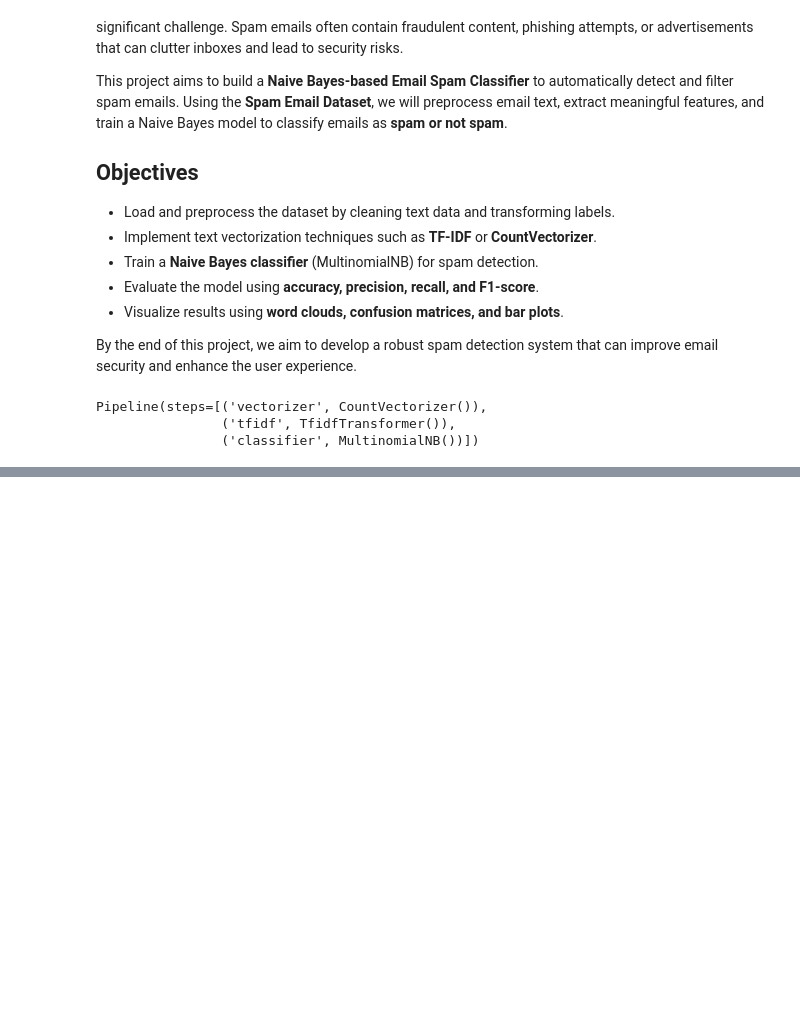
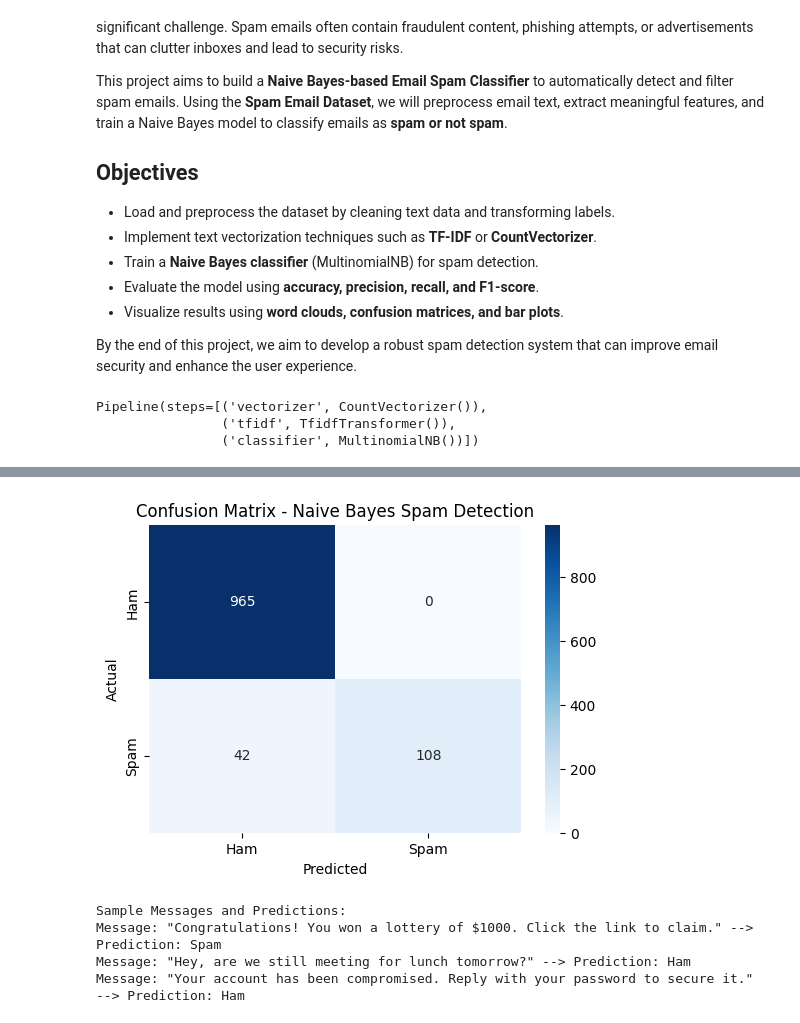
Before and after one commit to MUHAMMEDQINAN/Complete_Machine_Learning, a Jupyter notebook: NaiveBayes/Email Spam Detection.ipynb, the cells around one changed output, grey strips where cells are left out. Saved outputs shown, nothing was run; the diff lists cells and outputs as text; code cells hidden in the pictures; blank space fills up the shorter version.

Commit message:
email spam detection modified

```diff
--- a/NaiveBayes/Email Spam Detection.ipynb
+++ b/NaiveBayes/Email Spam Detection.ipynb
@@ -49,3 +49,6 @@ model.fit(X_train, y_train)
 Pipeline(steps=[('vectorizer', CountVectorizer()),
                 ('tfidf', TfidfTransformer()),
                 ('classifier', MultinomialNB())])
+# %%
+# Predictions
+y_pred = model.predict(X_test)
@@ -51,0 +73,26 @@ Pipeline(steps=[('vectorizer', CountVectorizer()),
+# %%
+# Confusion Matrix
+conf_matrix = confusion_matrix(y_test, y_pred)
+plt.figure(figsize=(6,4))
+sns.heatmap(conf_matrix, annot=True, fmt='d', cmap='Blues', xticklabels=['Ham', 'Spam'], yticklabels=['Ham', 'Spam'])
+plt.xlabel("Predicted")
+plt.ylabel("Actual")
+plt.title("Confusion Matrix - Naive Bayes Spam Detection")
+plt.show()
+# %% [output]
+[figure, added]
+# %%
+# Sample Messages and Predictions
+sample_messages = ["Congratulations! You won a lottery of $1000. Click the link to claim.",
+                   "Hey, are we still meeting for lunch tomorrow?",
+                   "Your account has been compromised. Reply with your password to secure it."]
+sample_predictions = model.predict(sample_messages)
+
+print("\nSample Messages and Predictions:")
+for msg, pred in zip(sample_messages, sample_predictions):
+    print(f'Message: "{msg}" --> Prediction: {"Spam" if pred else "Ham"}')
+# %% [output]
+Sample Messages and Predictions:
+Message: "Congratulations! You won a lottery of $1000. Click the link to claim." --> Prediction: Spam
+Message: "Hey, are we still meeting for lunch tomorrow?" --> Prediction: Ham
+Message: "Your account has been compromised. Reply with your password to secure it." --> Prediction: Ham
```
Also changed, not shown: parts of 2 cells of this notebook.
